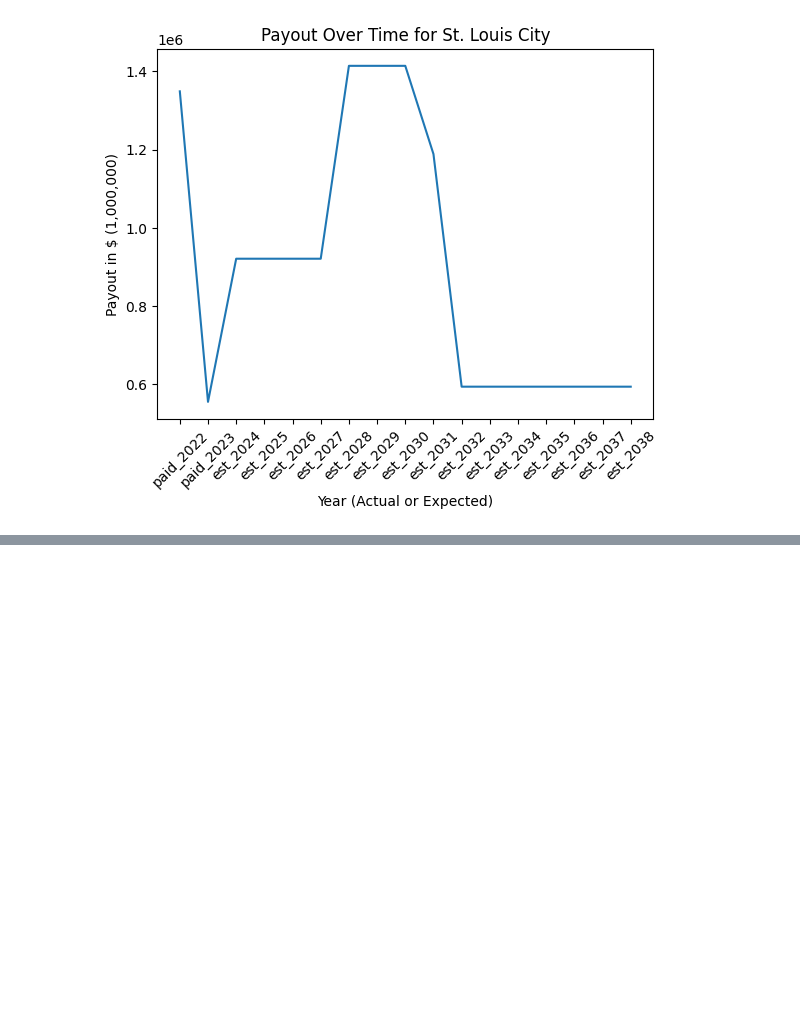
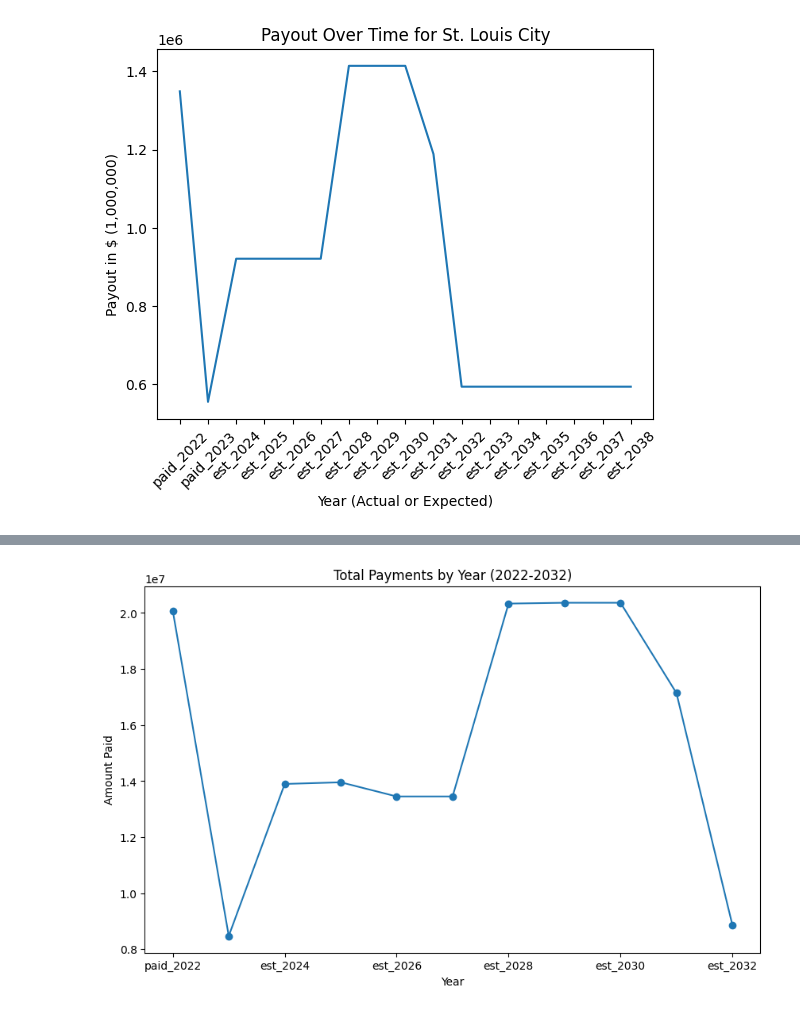
Before and after one commit to gabbycjames/Opioid_Settlements, a Jupyter notebook: Opioid_Settlements.ipynb, the cells around one changed output, grey strips where cells are left out. Saved outputs shown, nothing was run; the diff lists cells and outputs as text; code cells hidden in the pictures; blank space fills up the shorter version.

```diff
--- a/Opioid_Settlements.ipynb
+++ b/Opioid_Settlements.ipynb
@@ -204,0 +223,10 @@ plt.show()
+# %%
+plt.figure(figsize=(10, 6))
+years = ['paid_2022', 'paid_2023', 'est_2024', 'est_2025', 'est_2026', 'est_2027', 'est_2028', 'est_2029', 'est_2030', 'est_2031', 'est_2032']
+df[years].sum().plot(kind='line', marker='o')
+plt.title('Total Payments by Year (2022-2032)')
+plt.xlabel('Year')
+plt.ylabel('Amount Paid')
+plt.show()
+# %% [output]
+[figure, added]
```
Also changed, not shown: parts of 6 cells of this notebook.
